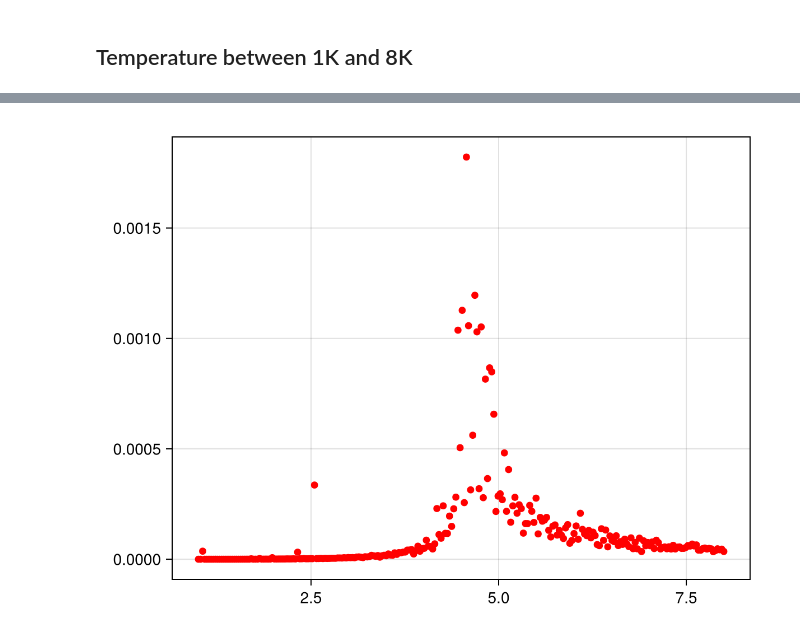
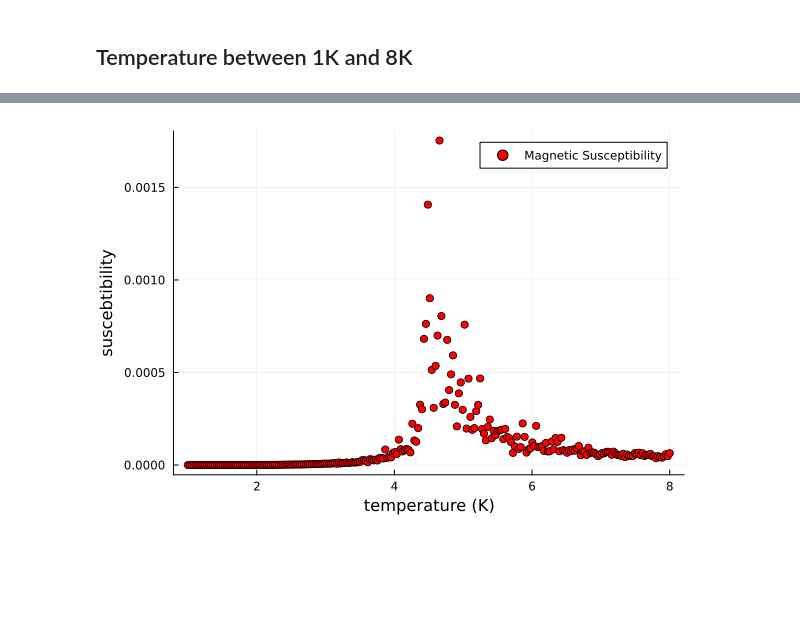
Before and after one commit to emhl/CoPhy3, a Jupyter notebook: ex01/notebooks/temperature_variation.ipynb, the cells around one changed output, grey strips where cells are left out. Cells and saved outputs as stored; diff of their text form; code cells hidden in the pictures; blank space fills up the shorter version.

```diff
--- a/ex01/notebooks/temperature_variation.ipynb
+++ b/ex01/notebooks/temperature_variation.ipynb
@@ -31,4 +40,4 @@ scatter(temps, (energies[2] .- energies[1] .^2)./temps.^2 , color=:blue, label="
 # %%
-scatter(temps, (magnetisations[2] .- magnetisations[1] .^2)./temps, color=:red, label="Magnetic Susceptibility")
+Plots.plot(temps, (magnetisations[2] .- magnetisations[1] .^2)./temps, seriestype=:scatter, color=:red, label="Magnetic Susceptibility", xlabel="temperature (K)", ylabel="suscebtibility")
 # %% [output]
-[figure, old version]
+[figure, new version]
```
Also changed, not shown: parts of 10 cells of this notebook, 2 other files.
